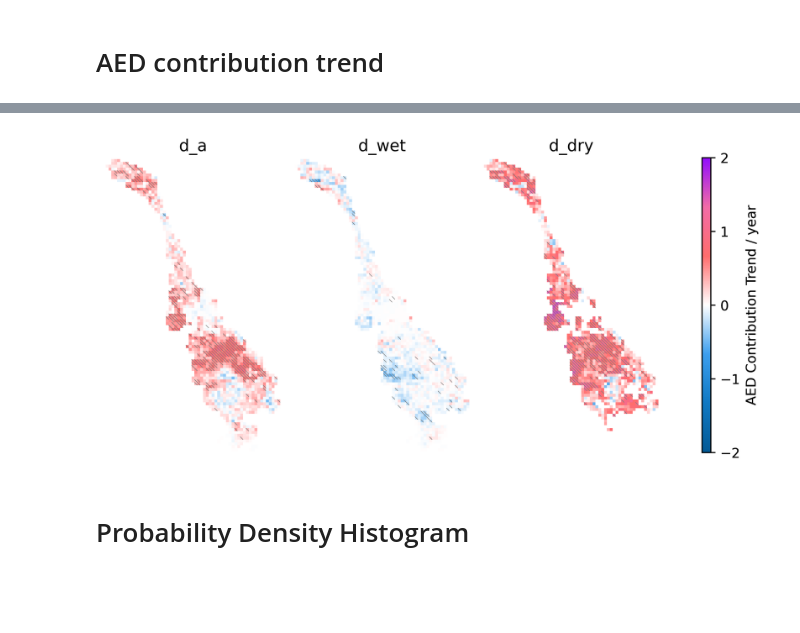
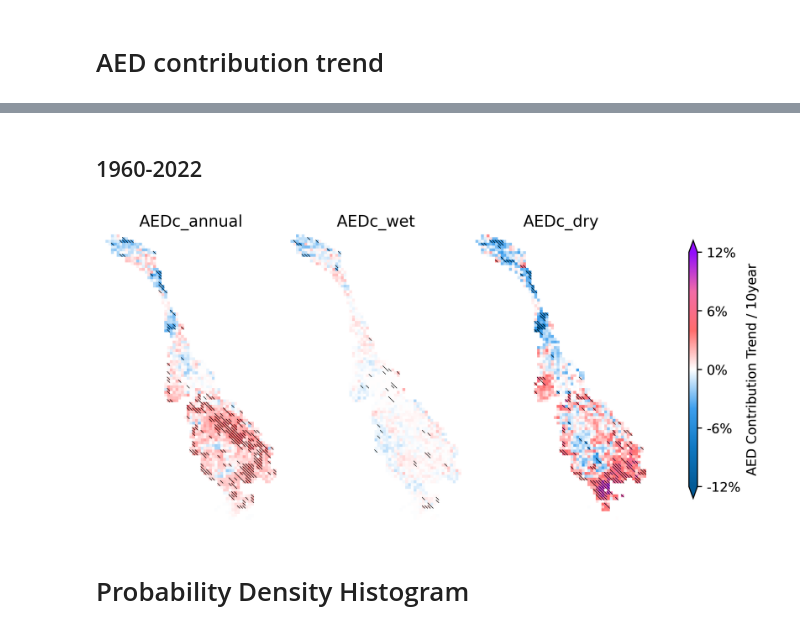
Before and after one commit to Gong001/flash_drought, a Jupyter notebook: SPEI_flash_drought_AED.ipynb, the cells around one changed output, grey strips where cells are left out. Cells and saved outputs as stored; diff of their text form; code cells hidden in the pictures; blank space fills up the shorter version.

```diff
--- a/SPEI_flash_drought_AED.ipynb
+++ b/SPEI_flash_drought_AED.ipynb
@@ -363,7 +364,7 @@ for i, (qt, subplot, name) in enumerate(zip(varia1, ax.flat, namess)):
     subplot.set_title(name)
 
     cax = fig.add_axes([1., 0.25, 0.015, 0.5])
-    cbar = plt.colorbar(im, cax=cax)
+    cbar = plt.colorbar(im, cax=cax, extend='max')
     cbar.set_label('AED contribution')
     im.set_clim(vmin=0.0, vmax=0.8)
     cbar.set_ticks([0.0, 0.2, 0.4, 0.6, 0.8])
@@ -418,12 +419,17 @@ for i, ax in enumerate(axes.flat):
     ax.plot(x2, intercept2 + slope2 * x2, color='k', linestyle='--',lw= 1,alpha=0.8)
     ax.axvspan(21, 63, facecolor='lightgray', alpha=0.3)
     ax.yaxis.set_major_formatter(PercentFormatter(xmax=1,decimals=0))
+    ax.text(0.95, 0.1, f'{slope2*1000:.3f}%/10 y', ha='right', va='top', transform=ax.transAxes)
+    ax.xaxis.set_ticks_position('bottom')
+    ax.yaxis.set_ticks_position('left')
+    if p_value2 < 0.05:
+        ax.text(0.90, 0.95, f'p = {p_value2:.3f}', ha='right', va='top', transform=ax.transAxes)
     if i == 0:
-        ax.set_ylim(0, 0.5)
+        ax.set_ylim(0, 0.4)
 
 
     if i == 1:
-        ax.set_ylim(0, 0.15)
+        ax.set_ylim(0, 0.13)
 
 
     if i == 2:
@@ -444,6 +444,8 @@ np.nanmean(con_AED_total,axis=(1))
 # %%
-namess6 =['d_a','d_wet','d_dry'] # after 1980
+namess6 =['AEDc_annual','AEDc_wet','AEDc_dry'] # after 1980
 varia =[con_AED_total,con_AED_wet,con_AED_dry,]
 VVVV = [np.nanmean(con_AED_total,axis=(1)),
         np.nanmean(con_AED_wet,axis=(1)),
         np.nanmean(con_AED_dry,axis=(1))]
+clist5=['#035a96','#1079c3','#3d9fee','#ffffff','#ff6d6d','#f26ca7','#920efc']
+cmap5 = LinearSegmentedColormap.from_list('chaos',clist5)
@@ -482,33 +515,66 @@ cmap5 = LinearSegmentedColormap.from_list('chaos',clist5)
+# %% [markdown]
+## 1960-2022
 # %%
+names = locals()
+
+for k in range(0,3):
+    names[namess6[k]+'_p'], names[namess6[k]+'_co']= [],[]
+    for i in range(0,102):
+        for j in range(0,61):
+            array = VVVV[k][:, i, j]
+            if np.isnan(np.nanmean(array)):
+                names[namess6[k]+'_co'].append(np.nan)
+                names[namess6[k]+'_p'].append(np.nan)
+            elif array[~np.isnan(array)].shape[0] < 20:
+                names[namess6[k]+'_co'].append(np.nan)
+                names[namess6[k]+'_p'].append(np.nan)
+            else :
+                valid_indices = ~np.isnan(array)
+                x = np.arange(VVVV[k][:, i, j].shape[0])
+                x_valid = x[valid_indices]
+                arr_valid = array[valid_indices]
+                slope, intercept, r_value, p_value, std_err = linregress(x_valid, arr_valid)
+                names[namess6[k]+'_co'].append(slope)
+
+                if p_value < 0.05:
+                    names[namess6[k]+'_p'].append(1)
+                else:
+                    names[namess6[k]+'_p'].append(np.nan)
+
+    names[namess6[k]+'_p'] = np.array(names[namess6[k]+'_p']).reshape(102,61)
+    names[namess6[k]+'_co'] = np.array(names[namess6[k]+'_co']).reshape(102,61)
+
+     ################################################################################
 fig, ax = plt.subplots(1, 3, figsize=(6 , 4), dpi=500)
 images = []
 
-varia6c =[d_a_co,d_wet_co,d_dry_co]
-varia6p =[d_a_p,d_wet_p,d_dry_p]
+varia6c =[AEDc_annual_co,AEDc_wet_co,AEDc_dry_co]
+varia6p =[AEDc_annual_p,AEDc_wet_p,AEDc_dry_p]
 
 for i, (qt, ij, subplot, name) in enumerate(zip(varia6c, varia6p, ax.flat, namess6)):
-    im = subplot.imshow(qt*100, cmap=cmap5, interpolation='nearest')
+    im = subplot.imshow(qt*1000, cmap=cmap5, interpolation='nearest')
     images.append(im)
     subplot.set_xticks([])
     subplot.set_yticks([])
     subplot.set_frame_on(False)
     #ax[-1, -1].axis('off')
     subplot.set_title(name)
 
     # 显示显著性的对角线网格
     for y in range(ij.shape[0]):
         for x in range(ij.shape[1]):
             if ij[y, x] == 1:
-                subplot.plot([x - 0.45, x + 0.45], [y - 0.45, y + 0.45], color='grey',lw=0.4)
-    cax = fig.add_axes([1.05, 0.12, 0.015, 0.76])
-    cbar = plt.colorbar(im, cax=cax)
-    cbar.set_label('AED Contribution Trend / year')
-    im.set_clim(vmin=-2, vmax=2)
-    cbar.set_ticks([-2,-1,0,1,2])
+                subplot.plot([x - 0.45, x + 0.45], [y - 0.45, y + 0.45], color='k',lw=0.4)
+    cax = fig.add_axes([1.05, 0.18, 0.015, 0.68])
+    cbar = plt.colorbar(im, cax=cax, extend='both')
+    cbar.set_label('AED Contribution Trend / 10year')
+    im.set_clim(vmin=-12, vmax=12)
+    cbar.set_ticks([-12,-6,0,6,12])
+    cbar.set_ticklabels(['-12%','-6%','0%','6%','12%'])
 plt.tight_layout()
 plt.show()
 # %% [output]
-[figure, old version]
+[figure, new version]
 # %% [markdown]
 # Probability Density Histogram
 # %%
```
Also changed, not shown: parts of 51 cells of this notebook.
